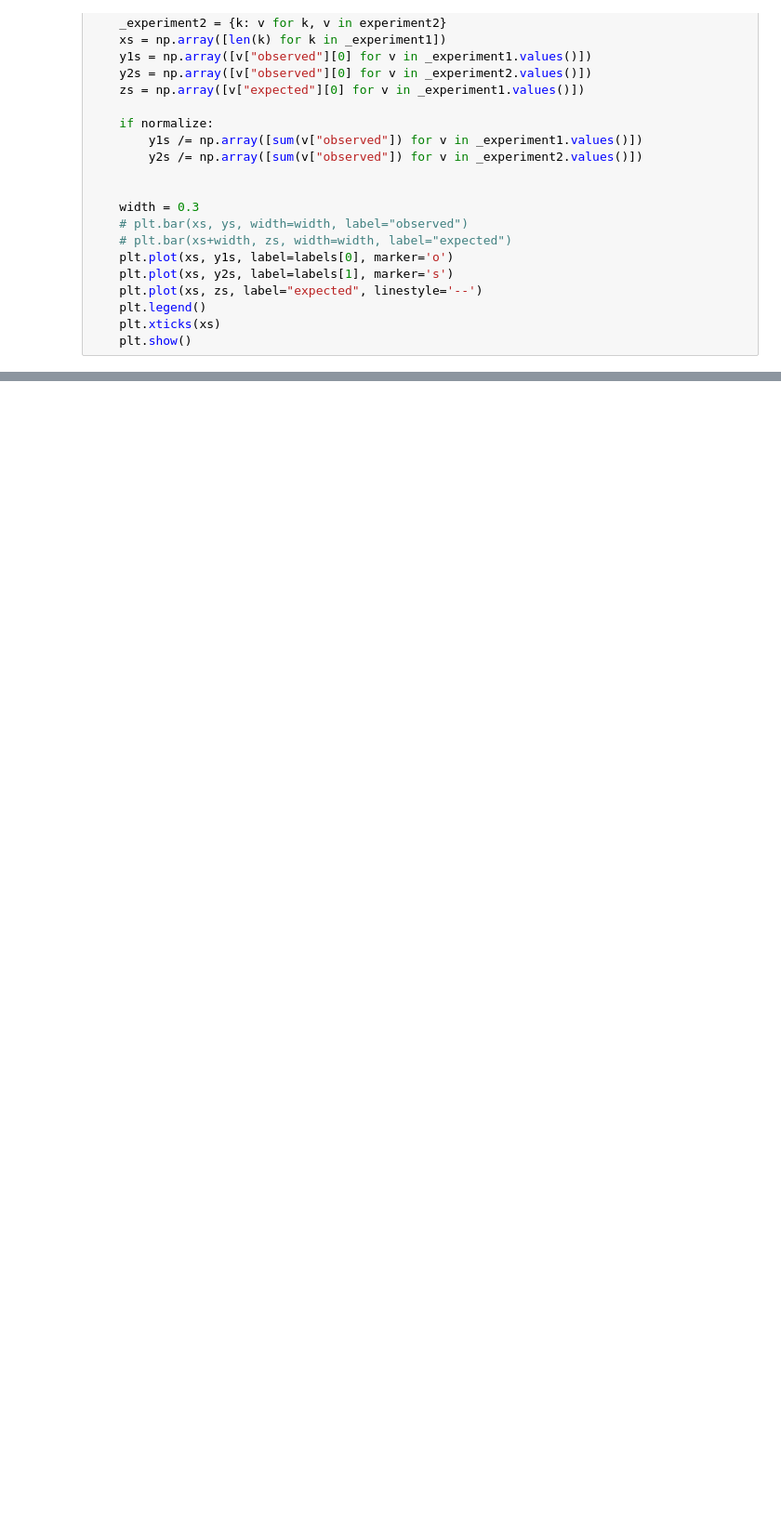
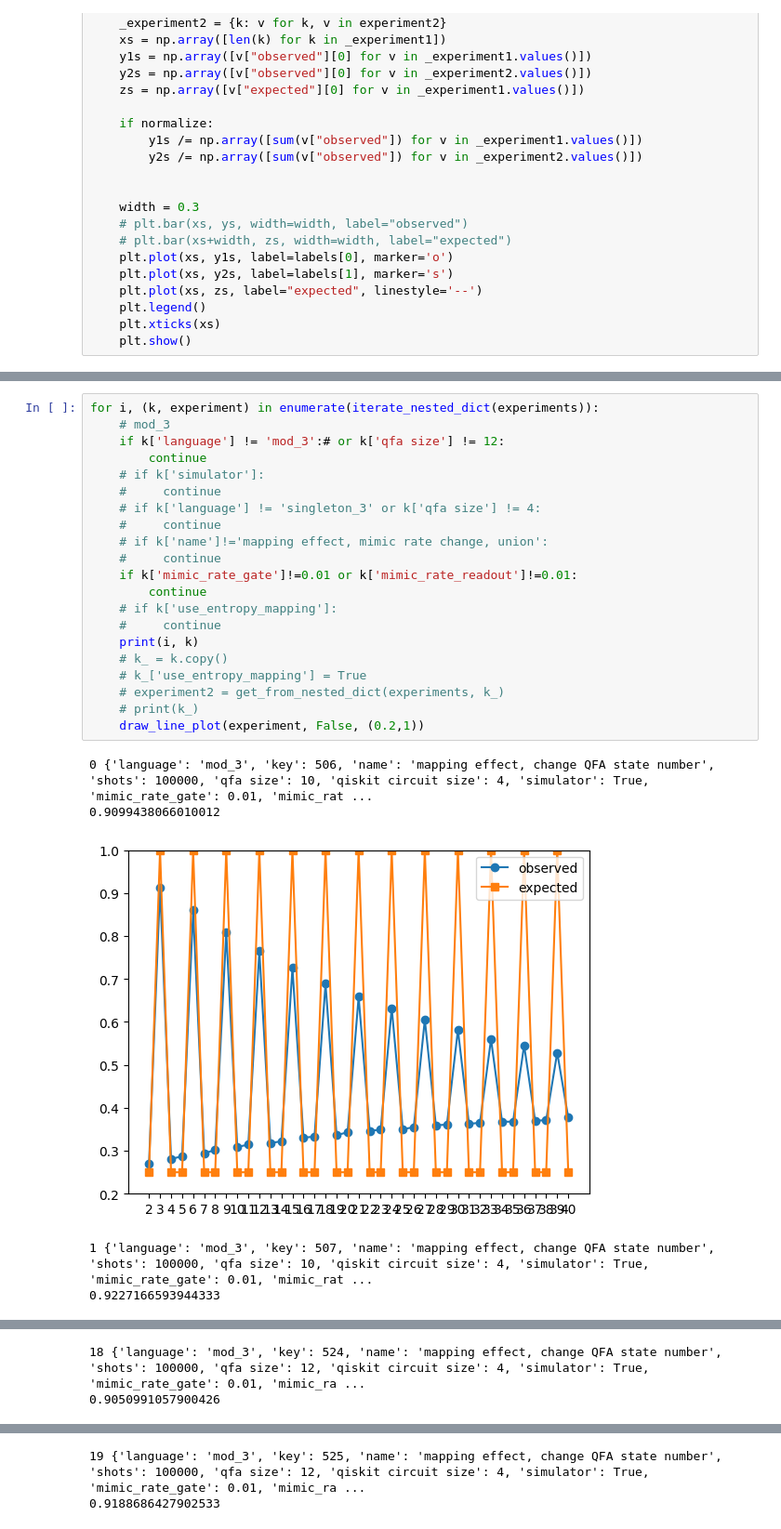
Before and after one commit to sybaik1/qfa-toolkit, a Jupyter notebook: benchmark/notebooks/figures/plot.ipynb, the cells around one changed output, grey strips where cells are left out. Shown at 93% size. Saved outputs shown, nothing was run; the diff lists cells and outputs as text; blank space fills up the shorter version.

```diff
--- a/benchmark/notebooks/figures/plot.ipynb
+++ b/benchmark/notebooks/figures/plot.ipynb
@@ -139,0 +226,27 @@ for k, experiment in iterate_nested_dict(experiments):
+# %%
+for i, (k, experiment) in enumerate(iterate_nested_dict(experiments)):
+    # mod_3
+    if k['language'] != 'mod_3':# or k['qfa size'] != 12:
+        continue
+    # if k['simulator']:
+    #     continue
+    # if k['language'] != 'singleton_3' or k['qfa size'] != 4:
+    #     continue
+    # if k['name']!='mapping effect, mimic rate change, union':
+    #     continue
+    if k['mimic_rate_gate']!=0.01 or k['mimic_rate_readout']!=0.01:
+        continue
+    # if k['use_entropy_mapping']:
+    #     continue
+    print(i, k)
+    # k_ = k.copy()
+    # k_['use_entropy_mapping'] = True
+    # experiment2 = get_from_nested_dict(experiments, k_)
+    # print(k_)
+    draw_line_plot(experiment, False, (0.2,1))
+# %% [output]
+0 {'language': 'mod_3', 'key': 506, 'name': 'mapping effect, change QFA state number', 'shots': 100000, 'qfa size': 10, 'qiskit circuit size': 4, 'simulator': True, 'mimic_rate_gate': 0.01, 'mimic_rat ...
+0.9099438066010012
+[figure, added]
+1 {'language': 'mod_3', 'key': 507, 'name': 'mapping effect, change QFA state number', 'shots': 100000, 'qfa size': 10, 'qiskit circuit size': 4, 'simulator': True, 'mimic_rate_gate': 0.01, 'mimic_rat ...
+0.9227166593944333
@@ -139,0 +254,2 @@ for k, experiment in iterate_nested_dict(experiments):
+18 {'language': 'mod_3', 'key': 524, 'name': 'mapping effect, change QFA state number', 'shots': 100000, 'qfa size': 12, 'qiskit circuit size': 4, 'simulator': True, 'mimic_rate_gate': 0.01, 'mimic_ra ...
+0.9050991057900426
@@ -139,0 +257,2 @@ for k, experiment in iterate_nested_dict(experiments):
+19 {'language': 'mod_3', 'key': 525, 'name': 'mapping effect, change QFA state number', 'shots': 100000, 'qfa size': 12, 'qiskit circuit size': 4, 'simulator': True, 'mimic_rate_gate': 0.01, 'mimic_ra ...
+0.9188686427902533
```
Also changed, not shown: parts of 8 cells of this notebook, 55 other files.
